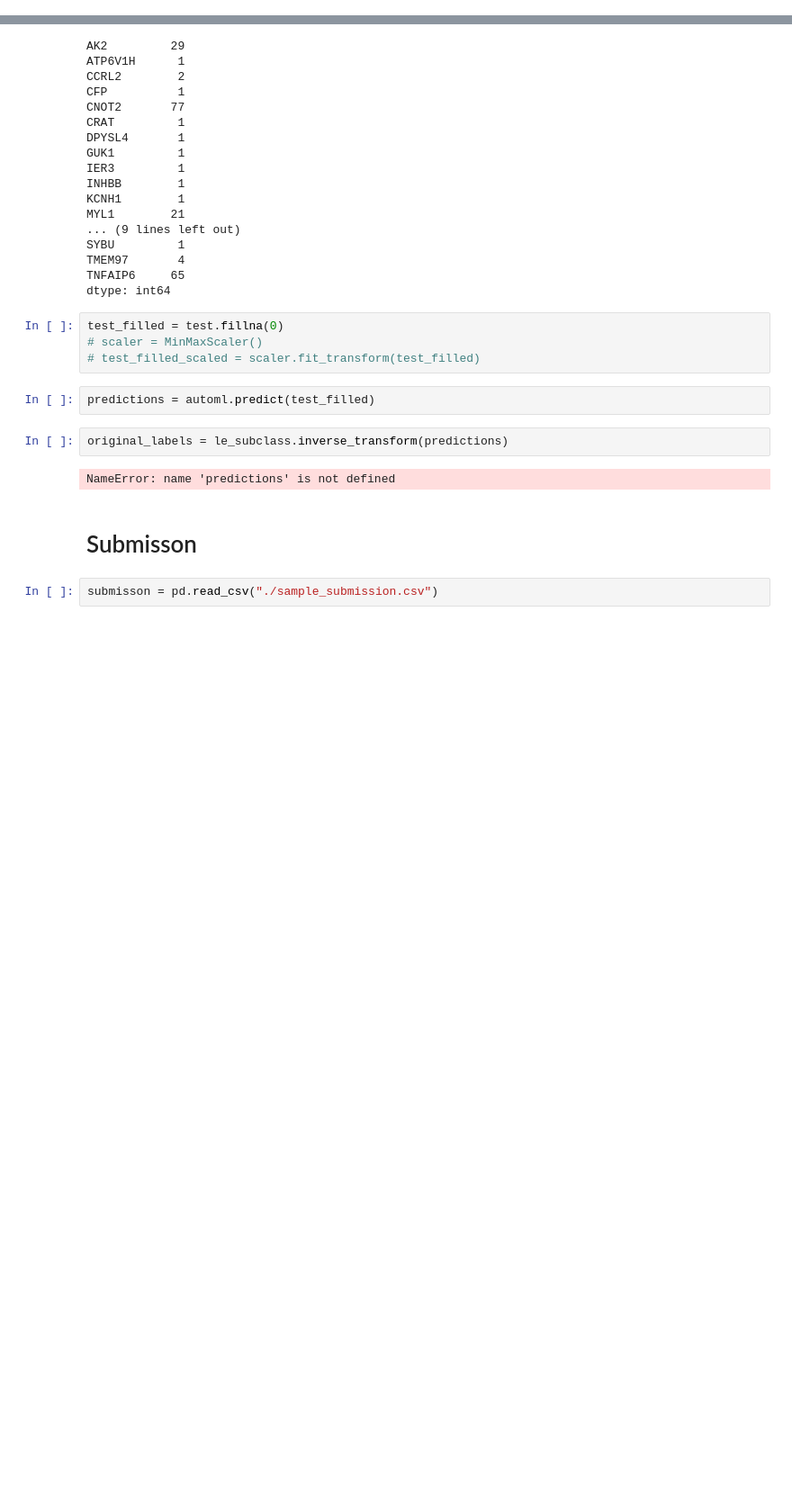
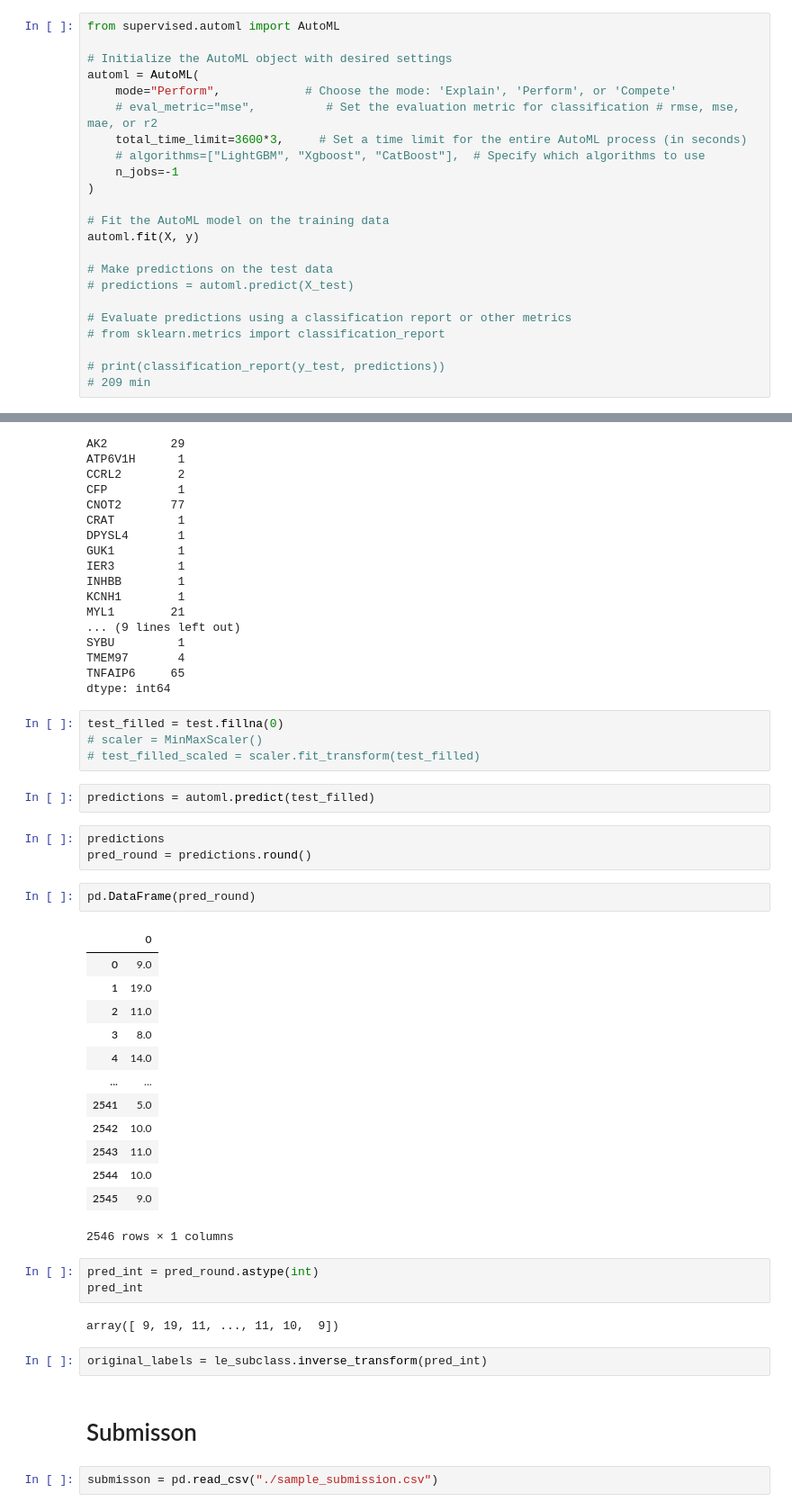
Before and after one commit to greatsangho/competition, a Jupyter notebook: gene2024/20241008_mapping_AutoML2.ipynb, the cells around one changed output, grey strips where cells are left out. Shown at 90% size. Cells and saved outputs as stored; diff of their text form; blank space fills up the shorter version.

```diff
--- a/gene2024/20241008_mapping_AutoML2.ipynb
+++ b/gene2024/20241008_mapping_AutoML2.ipynb
@@ -527,0 +544,23 @@ automl.fit(X, y)
+# %%
+from supervised.automl import AutoML
+
+# Initialize the AutoML object with desired settings
+automl = AutoML(
+    mode="Perform",            # Choose the mode: 'Explain', 'Perform', or 'Compete'
+    # eval_metric="mse",          # Set the evaluation metric for classification # rmse, mse, mae, or r2
+    total_time_limit=3600*3,     # Set a time limit for the entire AutoML process (in seconds)
+    # algorithms=["LightGBM", "Xgboost", "CatBoost"],  # Specify which algorithms to use
+    n_jobs=-1
+)
+
+# Fit the AutoML model on the training data
+automl.fit(X, y)
+
+# Make predictions on the test data
+# predictions = automl.predict(X_test)
+
+# Evaluate predictions using a classification report or other metrics
+# from sklearn.metrics import classification_report
+
+# print(classification_report(y_test, predictions))
+# 209 min
@@ -558,10 +616,32 @@ test_filled = test.fillna(0)
 # test_filled_scaled = scaler.fit_transform(test_filled)
 # %%
 predictions = automl.predict(test_filled)
+# %%
+predictions
+pred_round = predictions.round()
+# %%
+pd.DataFrame(pred_round)
+# %% [output]
+|  | 0 |
+| 0 | 9.0 |
+| 1 | 19.0 |
+| 2 | 11.0 |
+| 3 | 8.0 |
+| 4 | 14.0 |
+| ... | ... |
+| 2541 | 5.0 |
+| 2542 | 10.0 |
+| 2543 | 11.0 |
+| 2544 | 10.0 |
+| 2545 | 9.0 |
+2546 rows × 1 columns
+# %%
+pred_int = pred_round.astype(int)
+pred_int
+# %% [output]
+array([ 9, 19, 11, ..., 11, 10,  9])
 # %%
-original_labels = le_subclass.inverse_transform(predictions)
+original_labels = le_subclass.inverse_transform(pred_int)
-# %% [output]
-NameError: name 'predictions' is not defined
 # %% [markdown]
 # Submisson
 # %%
```
Also changed, not shown: parts of 7 cells of this notebook, 1 other file.
